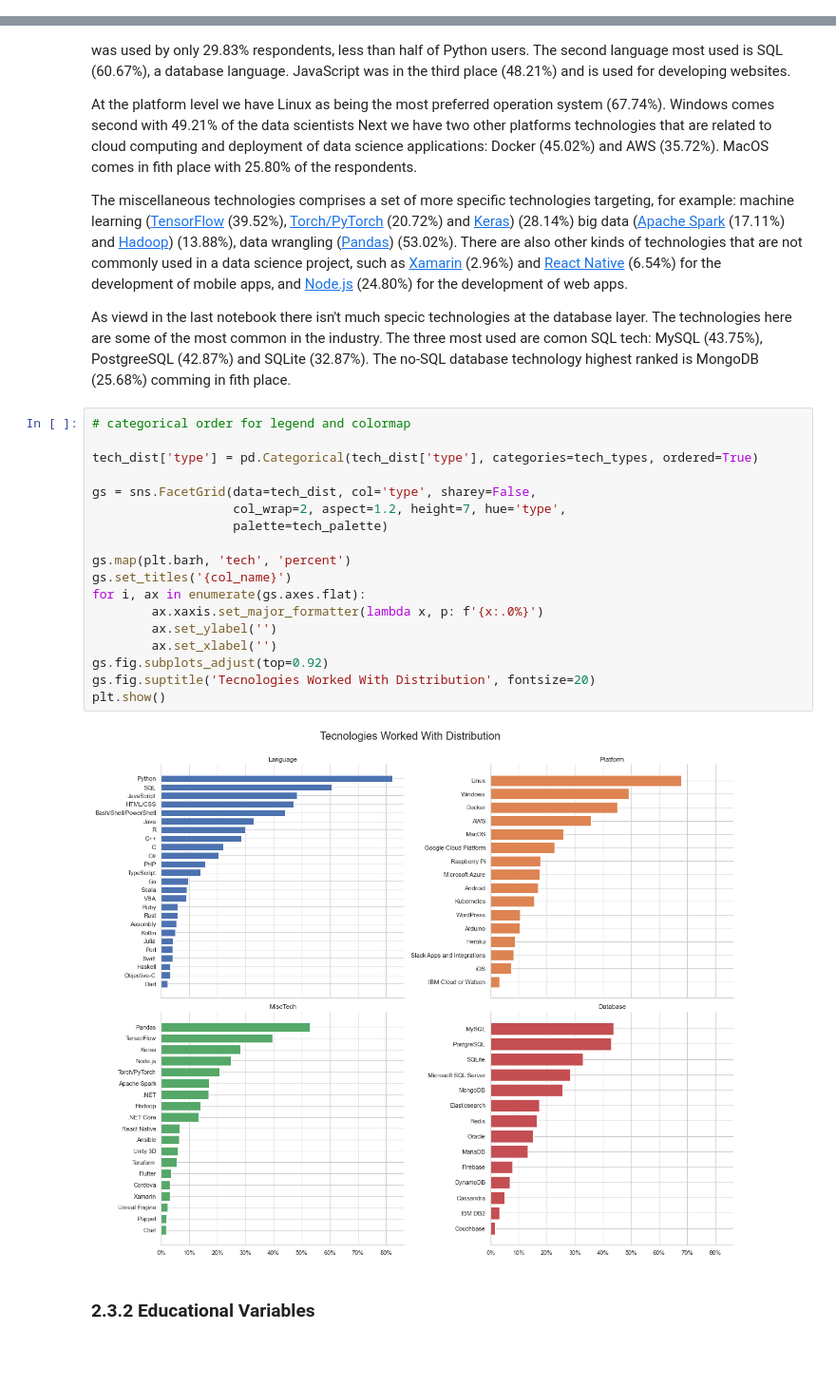
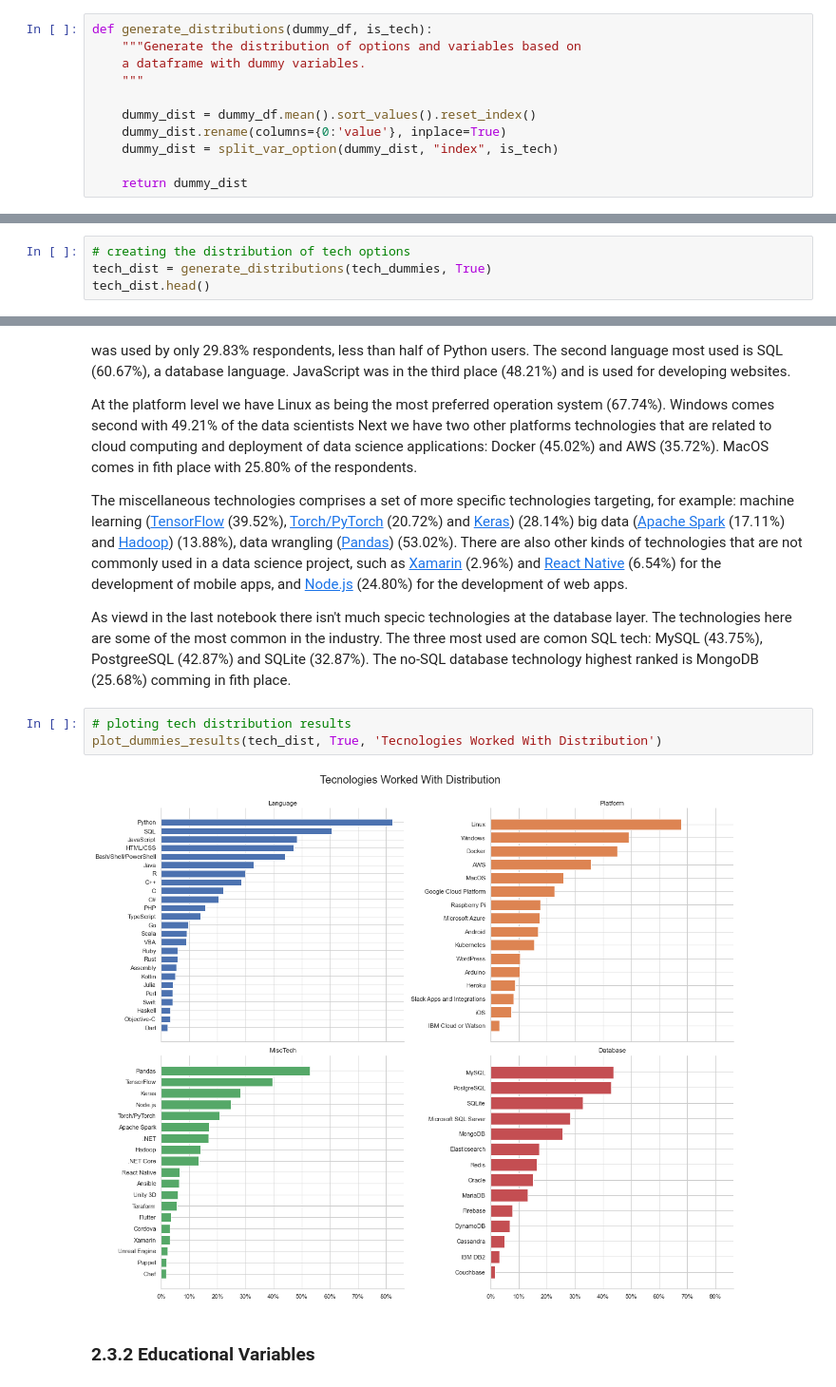
Before and after one commit to leofmr/stack_ds, a Jupyter notebook: 04 - SalaryPrediction.ipynb, the cells around one changed output, grey strips where cells are left out. Shown: that part at 95% size. Drawn from its saved outputs; the diff is of its cells as text; blank space fills up the shorter version.

```diff
--- a/04 - SalaryPrediction.ipynb
+++ b/04 - SalaryPrediction.ipynb
@@ -187,0 +216,11 @@ def dummify_df(df, col_list):
+# %%
+def generate_distributions(dummy_df, is_tech):
+    """Generate the distribution of options and variables based on
+    a dataframe with dummy variables.
+    """
+
+    dummy_dist = dummy_df.mean().sort_values().reset_index()
+    dummy_dist.rename(columns={0:'value'}, inplace=True)
+    dummy_dist = split_var_option(dummy_dist, "index", is_tech)
+
+    return dummy_dist
@@ -217,0 +289,4 @@ tech_dist.head()
+# %%
+# creating the distribution of tech options
+tech_dist = generate_distributions(tech_dummies, True)
+tech_dist.head()
@@ -288,26 +348,11 @@ At the platform level we have Linux as being the most preferred operation system
 The miscellaneous technologies comprises a set of more specific technologies targeting, for example: machine learning ([TensorFlow](https://en.wikipedia.org/wiki/TensorFlow) (39.52%), [Torch/PyTorch](https://en.wikipedia.org/wiki/PyTorch) (20.72%) and [Keras](https://keras.io/)) (28.14%) big data ([Apache Spark](https://spark.apache.org/) (17.11%) and [Hadoop](https://hadoop.apache.org/)) (13.88%), data wrangling ([Pandas](https://pandas.pydata.org/)) (53.02%). There are also other kinds of technologies that are not commonly used in a data science project, such as [Xamarin](https://dotnet.microsoft.com/apps/xamarin) (2.96%)  and [React Native](https://reactnative.dev/) (6.54%) for the development of mobile apps, and [Node.js](https://nodejs.org/en/) (24.80%) for the development of web apps.
 
 As viewd in the last notebook there isn't much specic technologies at the database layer. The technologies here are some of the most common in the industry. The three most used are comon SQL tech: MySQL (43.75%), PostgreeSQL (42.87%) and SQLite (32.87%). The no-SQL database technology highest ranked is MongoDB (25.68%) comming in fith place.
-# %%
-# categorical order for legend and colormap
-
-tech_dist['type'] = pd.Categorical(tech_dist['type'], categories=tech_types, ordered=True)
-
-gs = sns.FacetGrid(data=tech_dist, col='type', sharey=False,
-                   col_wrap=2, aspect=1.2, height=7, hue='type',
-                   palette=tech_palette)
-
-gs.map(plt.barh, 'tech', 'percent')
-gs.set_titles('{col_name}')
-for i, ax in enumerate(gs.axes.flat):
-        ax.xaxis.set_major_formatter(lambda x, p: f'{x:.0%}')
-        ax.set_ylabel('')
-        ax.set_xlabel('')
-gs.fig.subplots_adjust(top=0.92)
-gs.fig.suptitle('Tecnologies Worked With Distribution', fontsize=20)
-plt.show()
-# %% [output]
-[figure, removed]
+# %%
+# ploting tech distribution results
+plot_dummies_results(tech_dist, True, 'Tecnologies Worked With Distribution')
+# %% [output]
+[figure, added]
 # %% [markdown]
 ### 2.3.2 Educational Variables
 # %%
```
Also changed, not shown: parts of 63 cells of this notebook.
